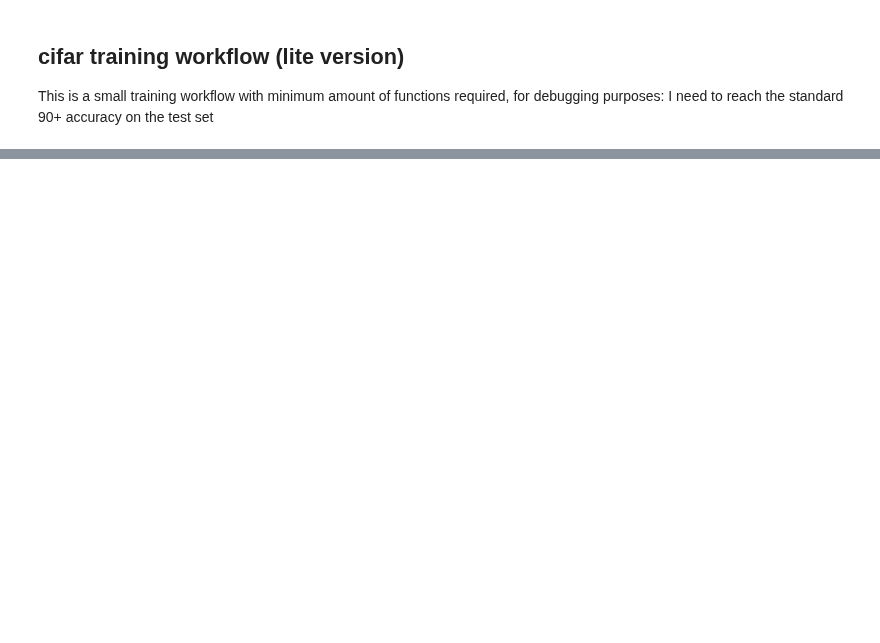
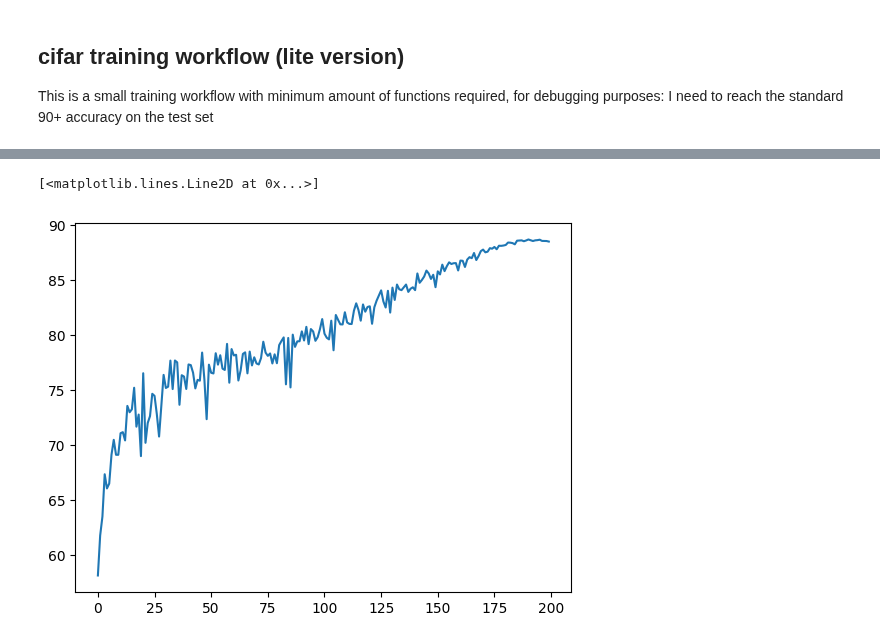
Before and after one commit to LeonY117/Bayes-Stochastic-Depth, a Jupyter notebook: notebooks/cifar_demo.ipynb, the cells around one changed output, grey strips where cells are left out. Cells and saved outputs as stored; diff of their text form; code cells hidden in the pictures; blank space fills up the shorter version.

```diff
--- a/notebooks/cifar_demo.ipynb
+++ b/notebooks/cifar_demo.ipynb
@@ -7,6 +7,27 @@ This is a small training workflow with minimum amount of functions required, for
 
 import os
 import sys
+
+ENV = 'colab'
+
+if ENV == 'colab':
+  # for running on google drive:
+  from google.colab import drive
+  drive.mount("/content/drive/", force_remount=True)
+
+  !pip install fvcore -q
+  !pip install -e "/content/drive/My Drive/Bayes-Stochastic-Depth" -q
+
+  module_dir = "/content/drive/My Drive/Bayes-Stochastic-Depth/src"
+  # append local module to path
+  module_path = os.path.abspath(os.path.join(module_dir))
+  if module_path not in sys.path:
+      sys.path.append(module_path)
+
+  data_dir = "/content/drive/My Drive/Bayes-Stochastic-Depth/data"
+
+elif ENV == 'local':
+  data_dir = "../data"
 
 from typing import Any, Callable, List, Optional, Type, Union, Tuple, Dict
 from torch import Tensor
@@ -70,11 +100,11 @@ transform_test = transforms.Compose(
 )
 
 trainset = torchvision.datasets.CIFAR10(
-    root="../data", train=True, download=True, transform=transform_train
+    root=data_dir, train=True, download=True, transform=transform_train
 )
 
 testset = torchvision.datasets.CIFAR10(
-    root="../data", train=False, download=True, transform=transform_test
+    root=data_dir, train=False, download=True, transform=transform_test
 )
 
 trainloader = torch.utils.data.DataLoader(
@@ -87,6 +120,6 @@ testloader = torch.utils.data.DataLoader(
 # %%
 # Define the resnet and attach predictor
-net = torchvision.models.resnet18(torchvision.models.ResNet18_Weights.IMAGENET1K_V1)
+net = torchvision.models.resnet18()
 net.fc = nn.Linear(in_features=512, out_features=10)
 
 net.to(device)
@@ -147,7 +136,7 @@ def train(epoch):
     train_loss = 0
     correct = 0
     total = 0
-    for inputs, targets in tqdm(testloader):
+    for inputs, targets in tqdm(trainloader):
         inputs, targets = inputs.to(device), targets.to(device)
         optimizer.zero_grad()
         outputs = net(inputs)
@@ -199,0 +213,5 @@ for epoch in range(start_epoch, start_epoch+200):
+# %%
+plt.plot(history)
+# %% [output]
+[<matplotlib.lines.Line2D at 0x...>]
+[figure, added]
```
Also changed, not shown: parts of 5 cells of this notebook.
